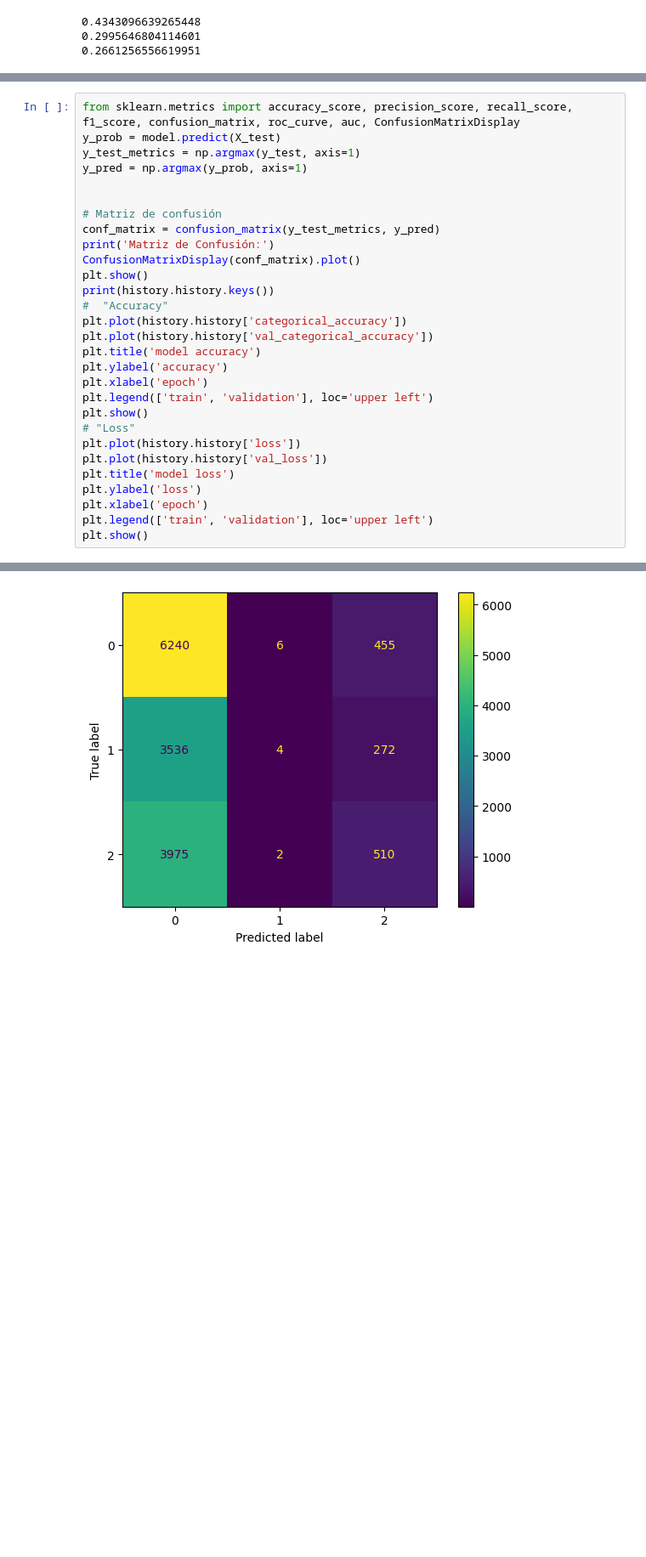
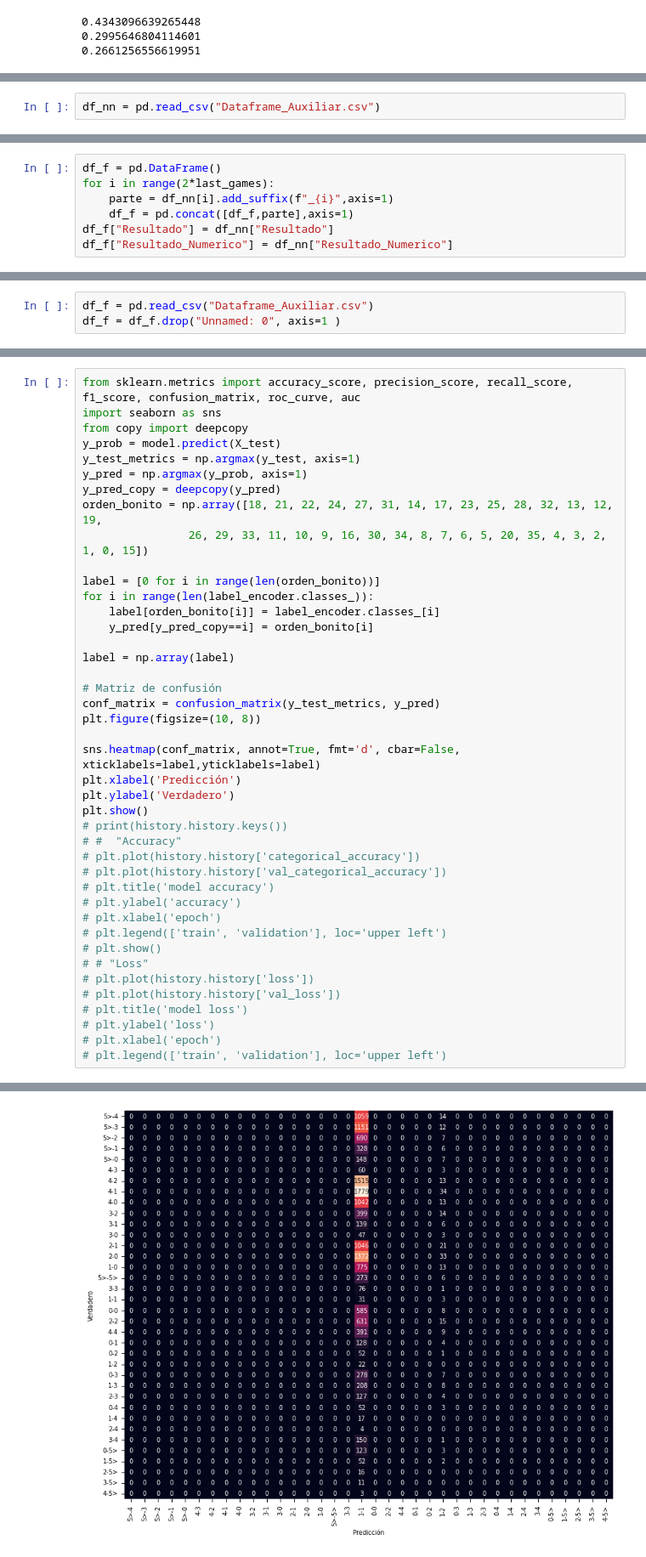
Before and after one commit to GonzaloFuentes1/IPRE-DeepLearningPrediccionDeResultadosDeportivos, a Jupyter notebook: Modelos/Fotmob/fotmob.ipynb, the cells around one changed output, grey strips where cells are left out. Shown: that part at 85% size. Saved outputs shown, nothing was run; the diff lists cells and outputs as text; blank space fills up the shorter version.

```diff
--- a/Modelos/Fotmob/fotmob.ipynb
+++ b/Modelos/Fotmob/fotmob.ipynb
@@ -309,0 +226,2 @@ KeyboardInterrupt:
+# %%
+df_nn = pd.read_csv("Dataframe_Auxiliar.csv")
@@ -309,0 +241,7 @@ KeyboardInterrupt:
+# %%
+df_f = pd.DataFrame()
+for i in range(2*last_games):
+    parte = df_nn[i].add_suffix(f"_{i}",axis=1)
+    df_f = pd.concat([df_f,parte],axis=1)
+df_f["Resultado"] = df_nn["Resultado"]
+df_f["Resultado_Numerico"] = df_nn["Resultado_Numerico"]
@@ -309,0 +260,3 @@ KeyboardInterrupt:
+# %%
+df_f = pd.read_csv("Dataframe_Auxiliar.csv")
+df_f = df_f.drop("Unnamed: 0", axis=1 )
@@ -362,30 +333,43 @@ Epoch 61/100
 # %%
-from sklearn.metrics import accuracy_score, precision_score, recall_score, f1_score, confusion_matrix, roc_curve, auc, ConfusionMatrixDisplay
+from sklearn.metrics import accuracy_score, precision_score, recall_score, f1_score, confusion_matrix, roc_curve, auc
+import seaborn as sns
+from copy import deepcopy
 y_prob = model.predict(X_test)
 y_test_metrics = np.argmax(y_test, axis=1)
 y_pred = np.argmax(y_prob, axis=1)
+y_pred_copy = deepcopy(y_pred)
+orden_bonito = np.array([18, 21, 22, 24, 27, 31, 14, 17, 23, 25, 28, 32, 13, 12, 19,
+                26, 29, 33, 11, 10, 9, 16, 30, 34, 8, 7, 6, 5, 20, 35, 4, 3, 2, 1, 0, 15])
 
+label = [0 for i in range(len(orden_bonito))]
+for i in range(len(label_encoder.classes_)):
+    label[orden_bonito[i]] = label_encoder.classes_[i]
+    y_pred[y_pred_copy==i] = orden_bonito[i]
+
+label = np.array(label)
 
 # Matriz de confusión
 conf_matrix = confusion_matrix(y_test_metrics, y_pred)
-print('Matriz de Confusión:')
-ConfusionMatrixDisplay(conf_matrix).plot()
+plt.figure(figsize=(10, 8))
+
+sns.heatmap(conf_matrix, annot=True, fmt='d', cbar=False, xticklabels=label,yticklabels=label)
+plt.xlabel('Predicción')
+plt.ylabel('Verdadero')
 plt.show()
-print(history.history.keys())
-#  "Accuracy"
-plt.plot(history.history['categorical_accuracy'])
-plt.plot(history.history['val_categorical_accuracy'])
-plt.title('model accuracy')
-plt.ylabel('accuracy')
-plt.xlabel('epoch')
-plt.legend(['train', 'validation'], loc='upper left')
-plt.show()
-# "Loss"
-plt.plot(history.history['loss'])
-plt.plot(history.history['val_loss'])
-plt.title('model loss')
-plt.ylabel('loss')
-plt.xlabel('epoch')
-plt.legend(['train', 'validation'], loc='upper left')
-plt.show()
+# print(history.history.keys())
+# #  "Accuracy"
+# plt.plot(history.history['categorical_accuracy'])
+# plt.plot(history.history['val_categorical_accuracy'])
+# plt.title('model accuracy')
+# plt.ylabel('accuracy')
+# plt.xlabel('epoch')
+# plt.legend(['train', 'validation'], loc='upper left')
+# plt.show()
+# # "Loss"
+# plt.plot(history.history['loss'])
+# plt.plot(history.history['val_loss'])
+# plt.title('model loss')
+# plt.ylabel('loss')
+# plt.xlabel('epoch')
+# plt.legend(['train', 'validation'], loc='upper left')
 # %% [output]
@@ -394 +377 @@ Matriz de Confusión:
-[figure, old version]
+[figure, new version]
```
Also changed, not shown: parts of 22 cells of this notebook.
